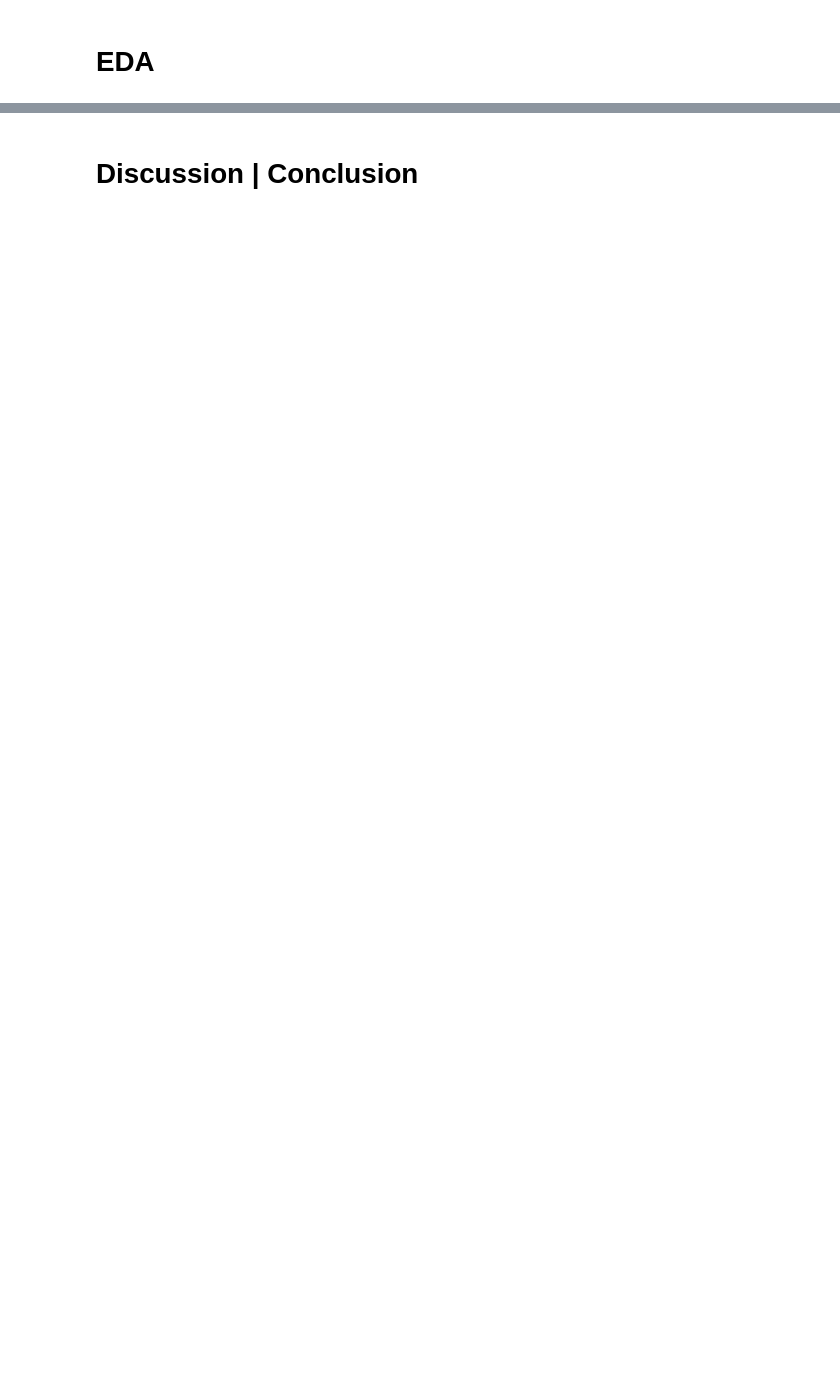
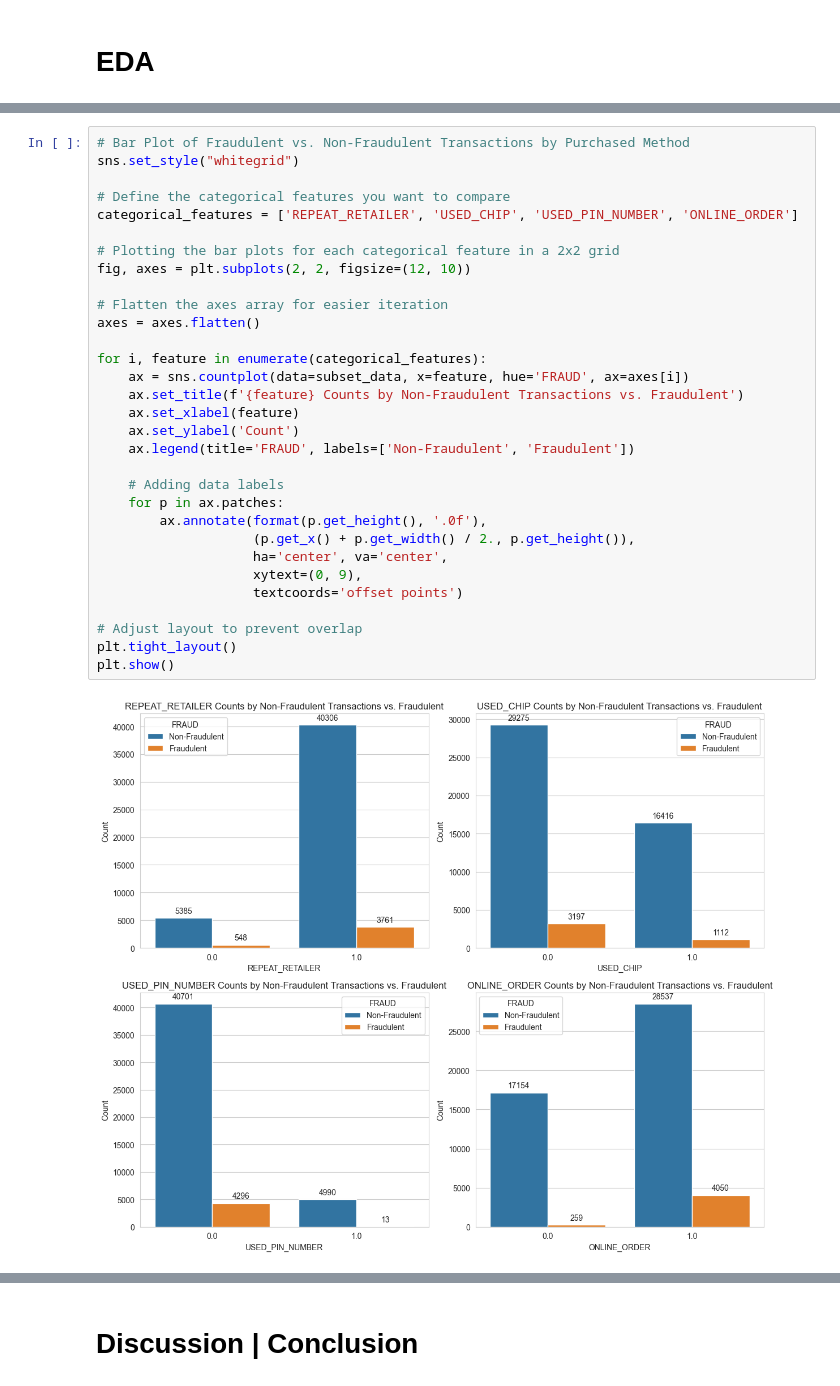
Before and after one commit to teslanando/AAI510_ML_Final_Project, a Jupyter notebook: Final Project Section2-Team 6.ipynb, the cells around one changed output, grey strips where cells are left out. Cells and saved outputs as stored; diff of their text form; blank space fills up the shorter version.

```diff
--- a/Final Project Section2-Team 6.ipynb
+++ b/Final Project Section2-Team 6.ipynb
@@ -10,0 +192,33 @@
+# %%
+# Bar Plot of Fraudulent vs. Non-Fraudulent Transactions by Purchased Method
+sns.set_style("whitegrid")
+
+# Define the categorical features you want to compare
+categorical_features = ['REPEAT_RETAILER', 'USED_CHIP', 'USED_PIN_NUMBER', 'ONLINE_ORDER']
+
+# Plotting the bar plots for each categorical feature in a 2x2 grid
+fig, axes = plt.subplots(2, 2, figsize=(12, 10))
+
+# Flatten the axes array for easier iteration
+axes = axes.flatten()
+
+for i, feature in enumerate(categorical_features):
+    ax = sns.countplot(data=subset_data, x=feature, hue='FRAUD', ax=axes[i])
+    ax.set_title(f'{feature} Counts by Non-Fraudulent Transactions vs. Fraudulent')
+    ax.set_xlabel(feature)
+    ax.set_ylabel('Count')
+    ax.legend(title='FRAUD', labels=['Non-Fraudulent', 'Fraudulent'])
+
+    # Adding data labels
+    for p in ax.patches:
+        ax.annotate(format(p.get_height(), '.0f'),
+                    (p.get_x() + p.get_width() / 2., p.get_height()),
+                    ha='center', va='center',
+                    xytext=(0, 9),
+                    textcoords='offset points')
+
+# Adjust layout to prevent overlap
+plt.tight_layout()
+plt.show()
+# %% [output]
+[figure, added]
```
Also changed, not shown: parts of 40 cells of this notebook, 1 other file.
